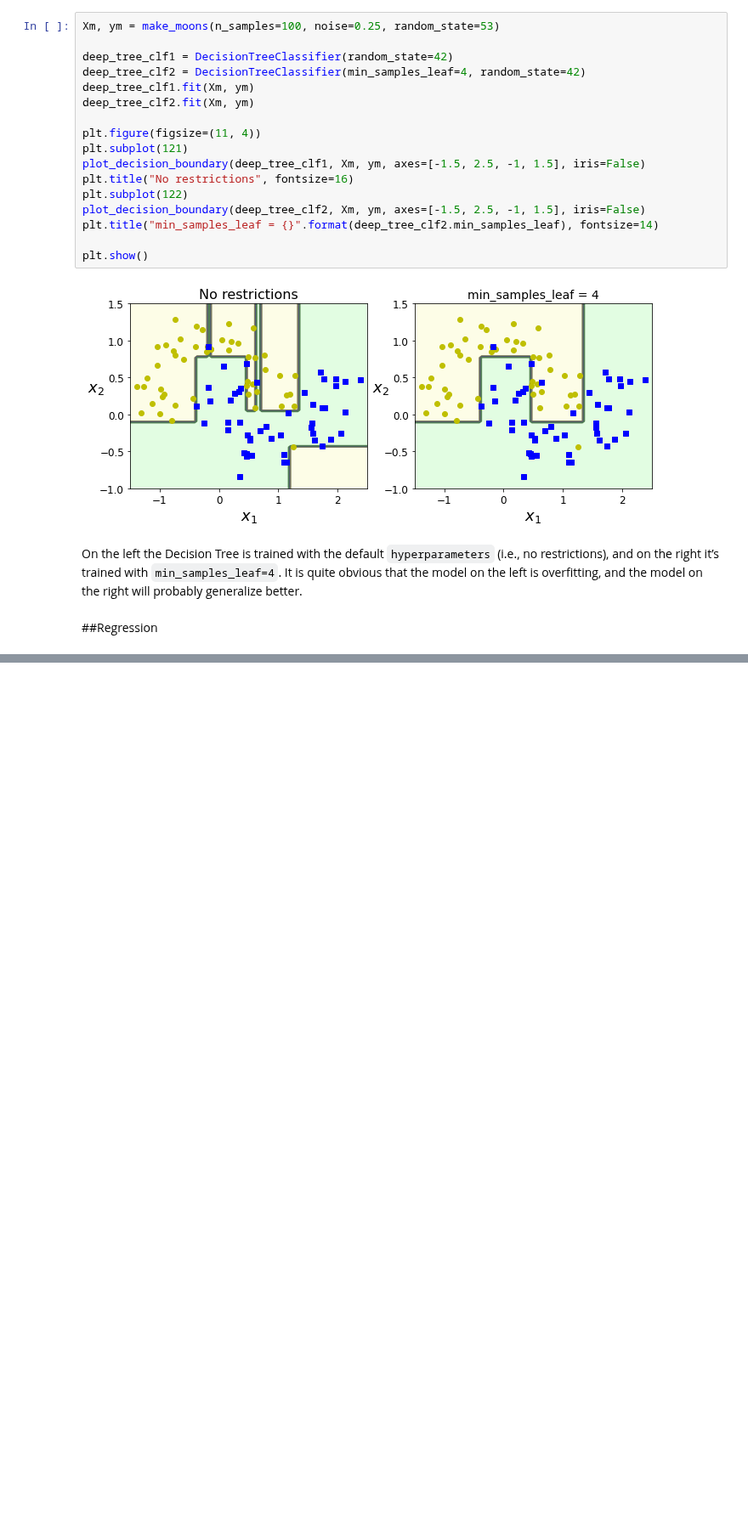
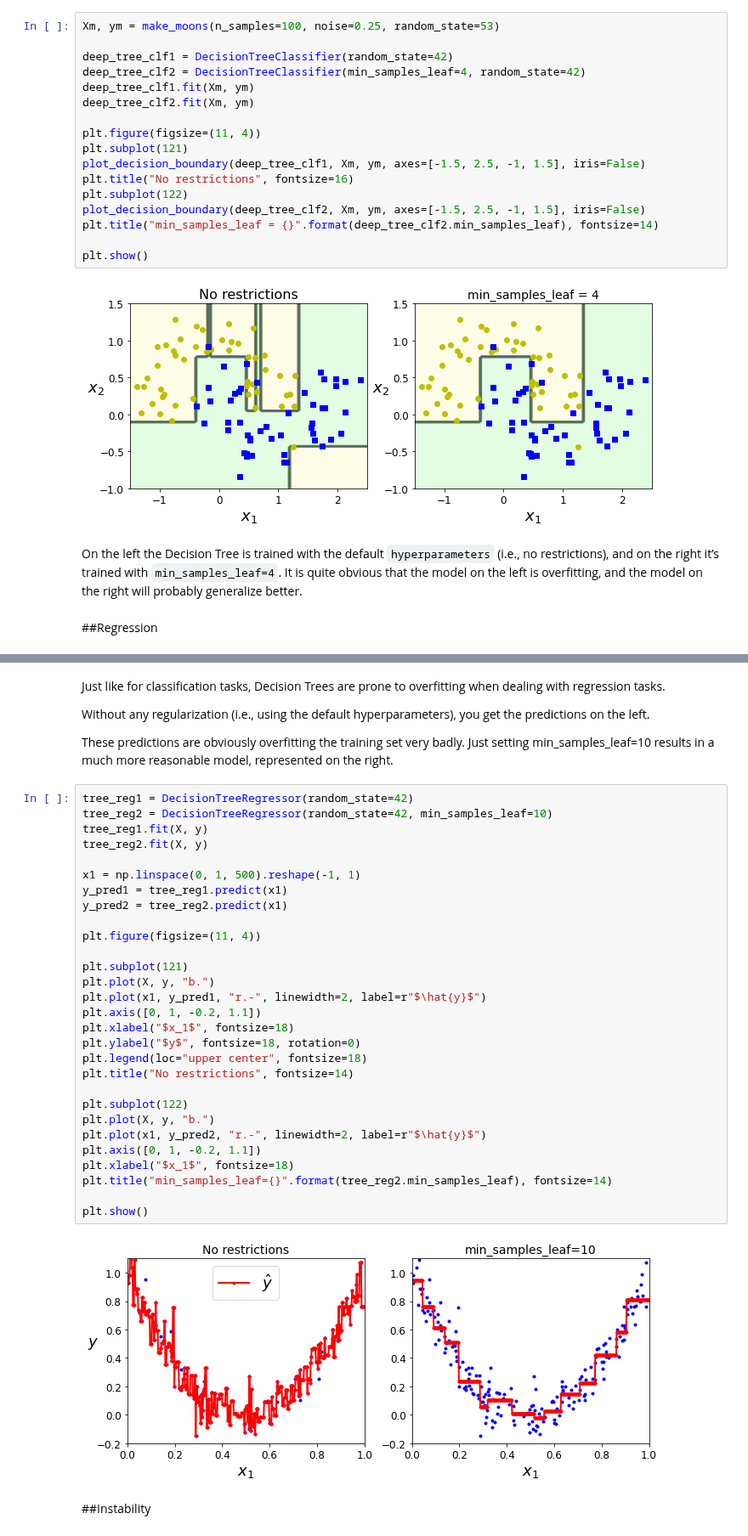
Before and after one commit to rahiakela/machine-learning-research-and-practice, a Jupyter notebook: hands-on-machine-learning-with-scikit-learn-keras-and-tensorflow/6-decision-trees/decision_trees.ipynb, the cells around one changed output, grey strips where cells are left out. Shown at 85% size. Saved outputs shown, nothing was run; the diff lists cells and outputs as text; blank space fills up the shorter version.

```diff
--- a/hands-on-machine-learning-with-scikit-learn-keras-and-tensorflow/6-decision-trees/decision_trees.ipynb
+++ b/hands-on-machine-learning-with-scikit-learn-keras-and-tensorflow/6-decision-trees/decision_trees.ipynb
@@ -263,0 +354,42 @@ quite obvious that the model on the left is overfitting, and the model on the ri
+# %% [markdown]
+Just like for classification tasks, Decision Trees are prone to overfitting when dealing with regression tasks.
+
+Without any regularization (i.e., using the default hyperparameters),
+you get the predictions on the left.
+
+These predictions are obviously
+overfitting the training set very badly. Just setting min_samples_leaf=10 results
+in a much more reasonable model, represented on the right.
+# %%
+tree_reg1 = DecisionTreeRegressor(random_state=42)
+tree_reg2 = DecisionTreeRegressor(random_state=42, min_samples_leaf=10)
+tree_reg1.fit(X, y)
+tree_reg2.fit(X, y)
+
+x1 = np.linspace(0, 1, 500).reshape(-1, 1)
+y_pred1 = tree_reg1.predict(x1)
+y_pred2 = tree_reg2.predict(x1)
+
+plt.figure(figsize=(11, 4))
+
+plt.subplot(121)
+plt.plot(X, y, "b.")
+plt.plot(x1, y_pred1, "r.-", linewidth=2, label=r"$\hat{y}$")
+plt.axis([0, 1, -0.2, 1.1])
+plt.xlabel("$x_1$", fontsize=18)
+plt.ylabel("$y$", fontsize=18, rotation=0)
+plt.legend(loc="upper center", fontsize=18)
+plt.title("No restrictions", fontsize=14)
+
+plt.subplot(122)
+plt.plot(X, y, "b.")
+plt.plot(x1, y_pred2, "r.-", linewidth=2, label=r"$\hat{y}$")
+plt.axis([0, 1, -0.2, 1.1])
+plt.xlabel("$x_1$", fontsize=18)
+plt.title("min_samples_leaf={}".format(tree_reg2.min_samples_leaf), fontsize=14)
+
+plt.show()
+# %% [output]
+[figure, added]
+# %% [markdown]
+##Instability
```
Also changed, not shown: parts of 11 cells of this notebook.
